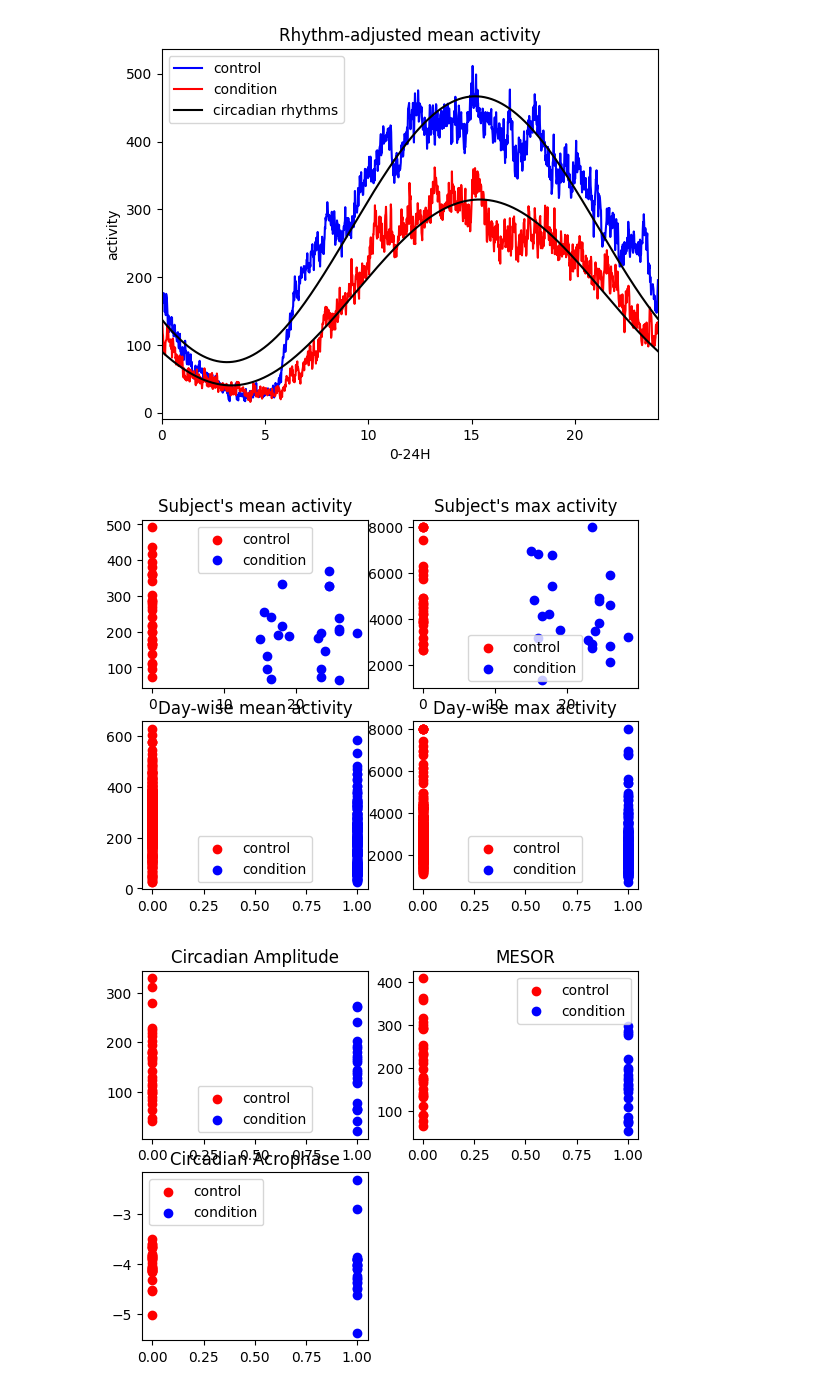
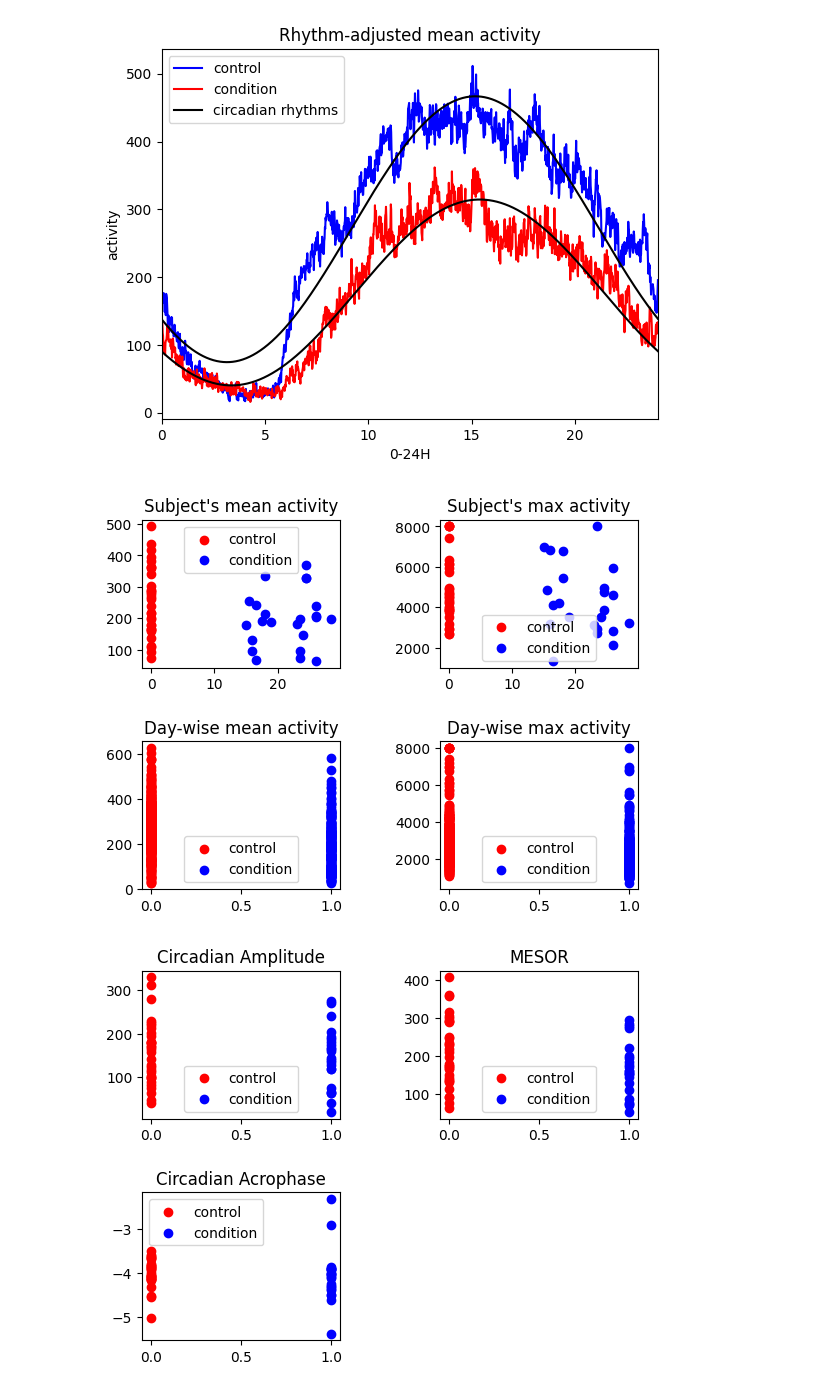
Before and after one commit to herman72/DH_course, a Jupyter notebook: EDA.ipynb, the cells around one changed output. Saved outputs shown, nothing was run; the diff lists cells and outputs as text; code cells hidden in the pictures.

```diff
--- a/EDA.ipynb
+++ b/EDA.ipynb
@@ -320,32 +320,35 @@ plt.subplot(2,2,2)
 visualize_data(np.zeros(Ncontr, dtype=float), control_subj_max, style="scatter",col="red",T="",l="control")
 visualize_data(MADRS, condition_subj_max,style="scatter",col="blue",T="Subject's max activity",l="condition")
 plt.legend()
 
 plt.subplot(2,2,4)
 visualize_data(np.zeros(len(control_day_max)), control_day_max, style="scatter",col="red",T="",l="control")
 visualize_data(np.ones(len(condition_day_max)), condition_day_max,style="scatter",col="blue",T="Day-wise max activity",l="condition")
 plt.legend()
 
 plt.subplot(2,2,3)
 visualize_data(np.zeros(len(control_day_mean)), control_day_mean, style="scatter",col="red",T="",l="control")
 visualize_data(np.ones(len(condition_day_mean)), condition_day_mean,style="scatter",col="blue",T="Day-wise mean activity",l="condition")
 plt.legend()
+
+plt.subplots_adjust(wspace=0.5, hspace=0.5)
 plt.show()
 
 plt.figure()
 plt.subplot(2,2,1)
 visualize_data(np.zeros(len(control_amp)), control_amp, style="scatter",col="red",T="",l="control")
 visualize_data(np.ones(len(condition_amp)), condition_amp,style="scatter",col="blue",T="Circadian Amplitude",l="condition")
 plt.legend()
 plt.subplot(2,2,2)
 visualize_data(np.zeros(len(control_MESOR)), control_MESOR, style="scatter",col="red",T="",l="control")
 visualize_data(np.ones(len(condition_MESOR)), condition_MESOR,style="scatter",col="blue",T="MESOR",l="condition")
 plt.legend()
 plt.subplot(2,2,3)
 visualize_data(np.zeros(len(control_acro)), control_acro, style="scatter",col="red",T="",l="control")
 visualize_data(np.ones(len(condition_acro)), condition_acro,style="scatter",col="blue",T="Circadian Acrophase",l="condition")
 plt.legend()
+plt.subplots_adjust(wspace=0.5, hspace=0.5)
 plt.show()
 # %% [output]
-[figure, old version]
+[figure, new version]
-[figure, old version]
+[figure, new version]
```
